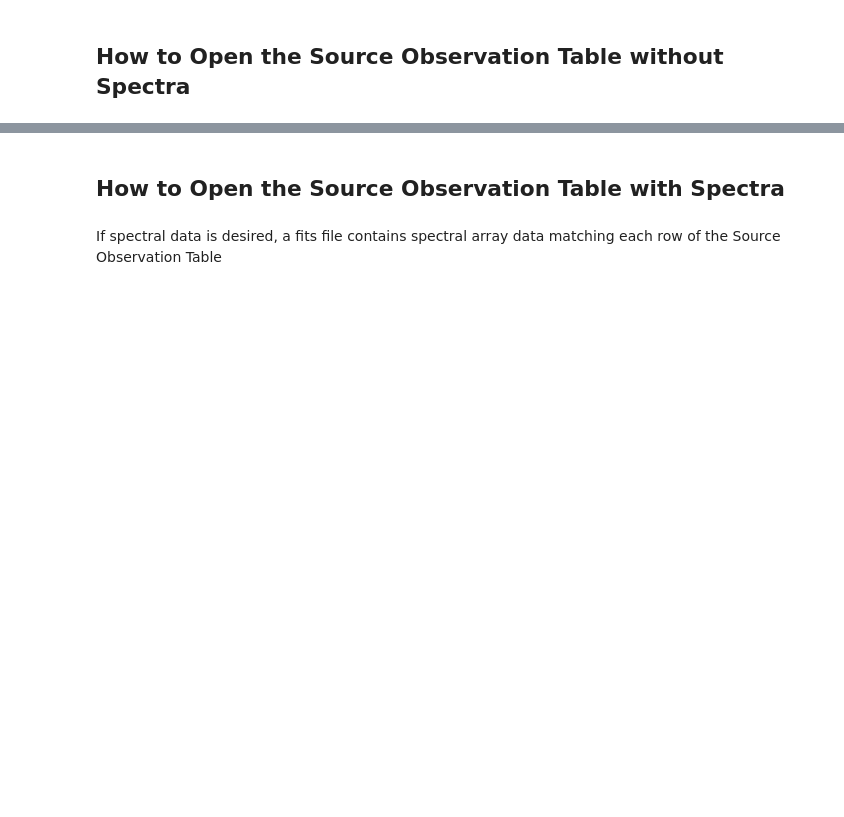
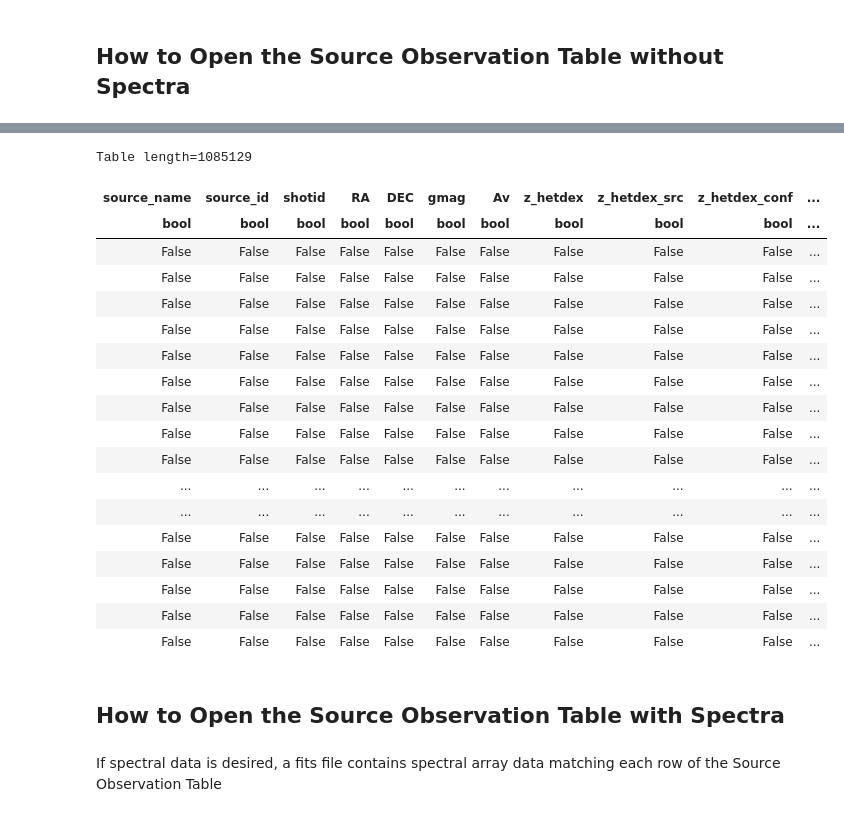
Before and after one commit to HETDEX/dexcube, a Jupyter notebook: notebooks/10-HETDEX-Source-Catalog.ipynb, the cells around one changed output, grey strips where cells are left out. Saved outputs shown, nothing was run; the diff lists cells and outputs as text; code cells hidden in the pictures; blank space fills up the shorter version.

```diff
--- a/notebooks/10-HETDEX-Source-Catalog.ipynb
+++ b/notebooks/10-HETDEX-Source-Catalog.ipynb
@@ -66,3 +79,26 @@ source_table.info
+# %%
+# Note that the table has masking.
+source_table.mask
+# %% [output]
+Table length=1085129
+| source_name | source_id | shotid | RA | DEC | gmag | Av | z_hetdex | z_hetdex_src | z_hetdex_conf | ... |
+| bool | bool | bool | bool | bool | bool | bool | bool | bool | bool | ... |
+| False | False | False | False | False | False | False | False | False | False | ... |
+| False | False | False | False | False | False | False | False | False | False | ... |
+| False | False | False | False | False | False | False | False | False | False | ... |
+| False | False | False | False | False | False | False | False | False | False | ... |
+| False | False | False | False | False | False | False | False | False | False | ... |
+| False | False | False | False | False | False | False | False | False | False | ... |
+| False | False | False | False | False | False | False | False | False | False | ... |
+| False | False | False | False | False | False | False | False | False | False | ... |
+| False | False | False | False | False | False | False | False | False | False | ... |
+| ... | ... | ... | ... | ... | ... | ... | ... | ... | ... | ... |
+| ... | ... | ... | ... | ... | ... | ... | ... | ... | ... | ... |
+| False | False | False | False | False | False | False | False | False | False | ... |
+| False | False | False | False | False | False | False | False | False | False | ... |
+| False | False | False | False | False | False | False | False | False | False | ... |
+| False | False | False | False | False | False | False | False | False | False | ... |
+| False | False | False | False | False | False | False | False | False | False | ... |
 # %% [markdown]
 ## How to Open the Source Observation Table with Spectra
 # %% [markdown]
```
Also changed, not shown: parts of 27 cells of this notebook, 9 other files.
